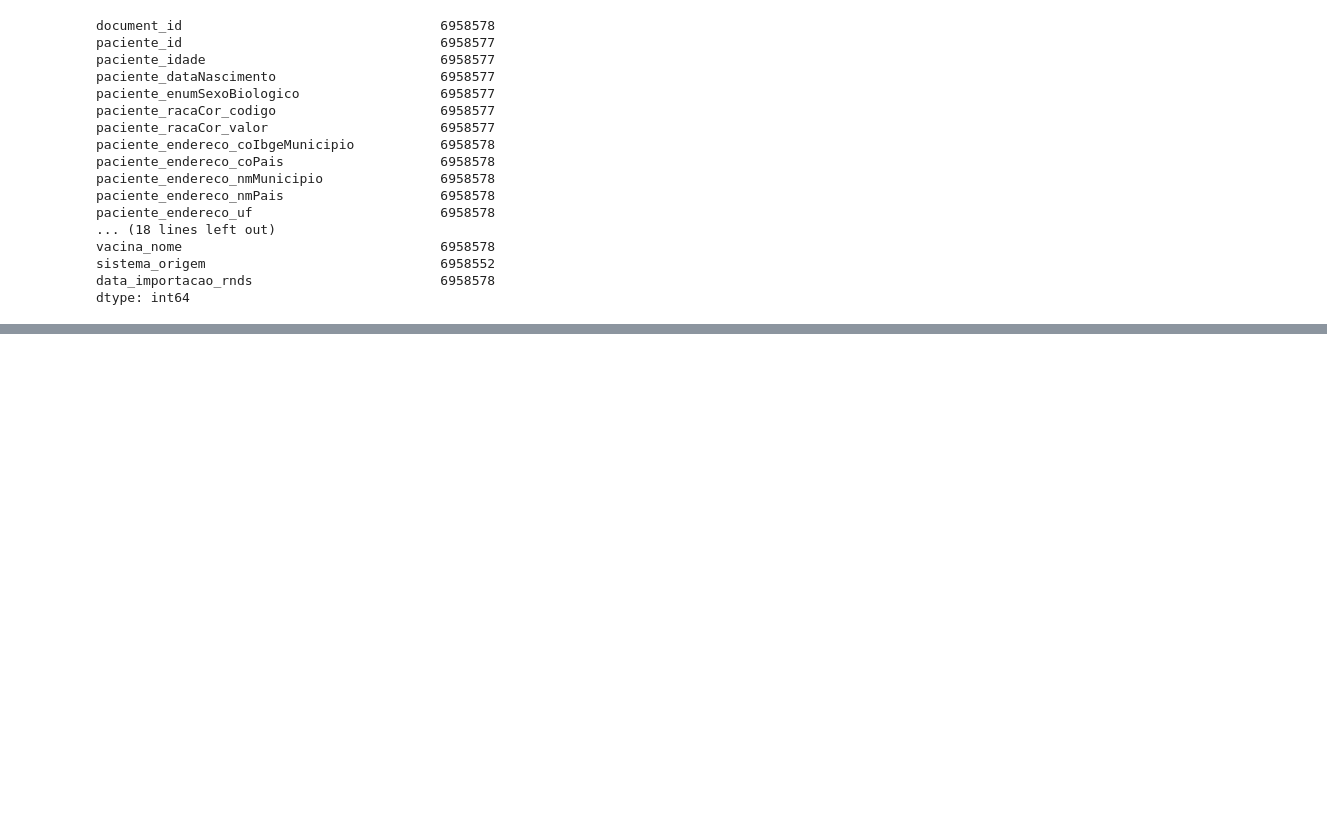
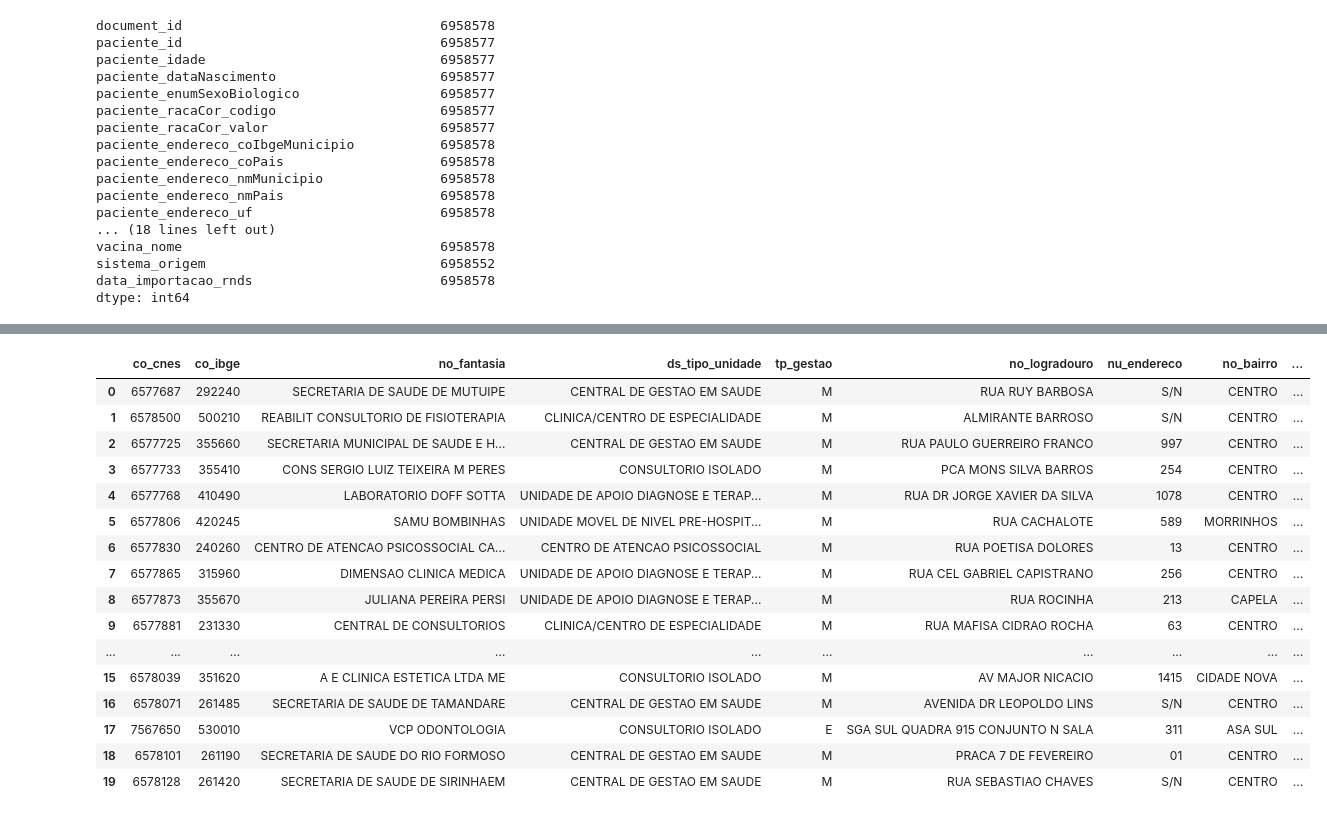
Before and after one commit to massaoiwanaga/topespsi, a Jupyter notebook: TESI_VAC_COVID.ipynb, the cells around one changed output, grey strips where cells are left out. Cells and saved outputs as stored; diff of their text form; code cells hidden in the pictures; blank space fills up the shorter version.

```diff
--- a/TESI_VAC_COVID.ipynb
+++ b/TESI_VAC_COVID.ipynb
@@ -112,0 +126,5 @@ dtype: int64
+# %%
+# Salve o dataset de CNES no diretório TESI_FCD no Google Drive
+# Para tornar o notebook reutilizável, futuramente pode-se solicitar o diretório e o nome do dataset via prompt.
+
+df_cnes = pd.read_csv('/content/drive/My Drive/TESI_FCD/cnes_ativonone.csv',delimiter=',')
@@ -112,0 +153,20 @@ dtype: int64
+# %%
+df_cnes.head(20)        # Visualização dos registros iniciais
+# %% [output]
+|  | co_cnes | co_ibge | no_fantasia | ds_tipo_unidade | tp_gestao | no_logradouro | nu_endereco | no_bairro | ... |
+| 0 | 6577687 | 292240 | SECRETARIA DE SAUDE DE MUTUIPE | CENTRAL DE GESTAO EM SAUDE | M | RUA RUY BARBOSA | S/N | CENTRO | ... |
+| 1 | 6578500 | 500210 | REABILIT CONSULTORIO DE FISIOTERAPIA | CLINICA/CENTRO DE ESPECIALIDADE | M | ALMIRANTE BARROSO | S/N | CENTRO | ... |
+| 2 | 6577725 | 355660 | SECRETARIA MUNICIPAL DE SAUDE E H... | CENTRAL DE GESTAO EM SAUDE | M | RUA PAULO GUERREIRO FRANCO | 997 | CENTRO | ... |
+| 3 | 6577733 | 355410 | CONS SERGIO LUIZ TEIXEIRA M PERES | CONSULTORIO ISOLADO | M | PCA MONS SILVA BARROS | 254 | CENTRO | ... |
+| 4 | 6577768 | 410490 | LABORATORIO DOFF SOTTA | UNIDADE DE APOIO DIAGNOSE E TERAP... | M | RUA DR JORGE XAVIER DA SILVA | 1078 | CENTRO | ... |
+| 5 | 6577806 | 420245 | SAMU BOMBINHAS | UNIDADE MOVEL DE NIVEL PRE-HOSPIT... | M | RUA CACHALOTE | 589 | MORRINHOS | ... |
+| 6 | 6577830 | 240260 | CENTRO DE ATENCAO PSICOSSOCIAL CA... | CENTRO DE ATENCAO PSICOSSOCIAL | M | RUA POETISA DOLORES | 13 | CENTRO | ... |
+| 7 | 6577865 | 315960 | DIMENSAO CLINICA MEDICA | UNIDADE DE APOIO DIAGNOSE E TERAP... | M | RUA CEL GABRIEL CAPISTRANO | 256 | CENTRO | ... |
+| 8 | 6577873 | 355670 | JULIANA PEREIRA PERSI | UNIDADE DE APOIO DIAGNOSE E TERAP... | M | RUA ROCINHA | 213 | CAPELA | ... |
+| 9 | 6577881 | 231330 | CENTRAL DE CONSULTORIOS | CLINICA/CENTRO DE ESPECIALIDADE | M | RUA MAFISA CIDRAO ROCHA | 63 | CENTRO | ... |
+| ... | ... | ... | ... | ... | ... | ... | ... | ... | ... |
+| 15 | 6578039 | 351620 | A E CLINICA ESTETICA LTDA ME | CONSULTORIO ISOLADO | M | AV MAJOR NICACIO | 1415 | CIDADE NOVA | ... |
+| 16 | 6578071 | 261485 | SECRETARIA DE SAUDE DE TAMANDARE | CENTRAL DE GESTAO EM SAUDE | M | AVENIDA DR LEOPOLDO LINS | S/N | CENTRO | ... |
+| 17 | 7567650 | 530010 | VCP ODONTOLOGIA | CONSULTORIO ISOLADO | E | SGA SUL QUADRA 915 CONJUNTO N SALA | 311 | ASA SUL | ... |
+| 18 | 6578101 | 261190 | SECRETARIA DE SAUDE DO RIO FORMOSO | CENTRAL DE GESTAO EM SAUDE | M | PRACA 7 DE FEVEREIRO | 01 | CENTRO | ... |
+| 19 | 6578128 | 261420 | SECRETARIA DE SAUDE DE SIRINHAEM | CENTRAL DE GESTAO EM SAUDE | M | RUA SEBASTIAO CHAVES | S/N | CENTRO | ... |
```
Also changed, not shown: parts of 7 cells of this notebook.
